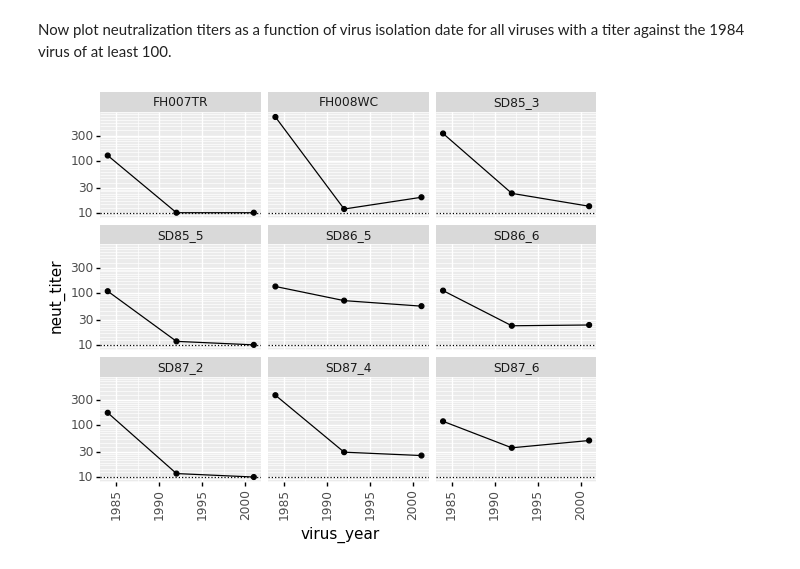
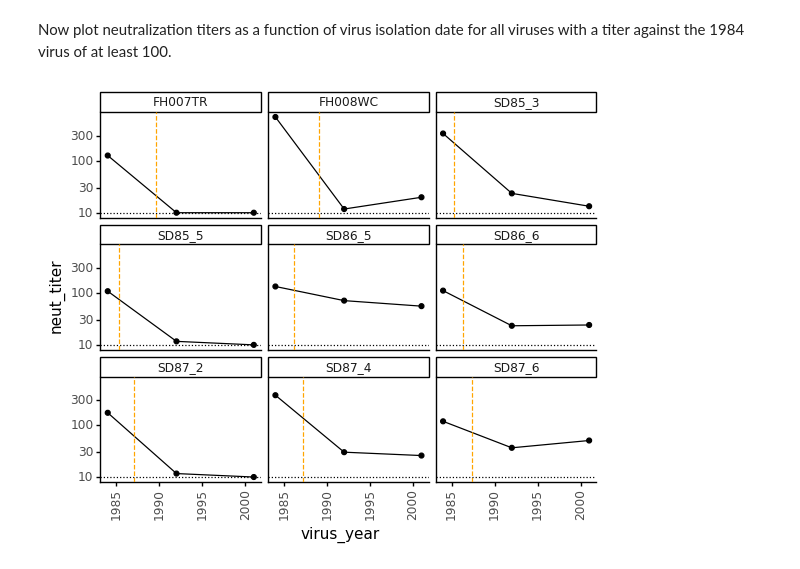
Before and after one commit to jbloomlab/CoV_229E_antigenic_drift, a Jupyter notebook: exptl_data/analyze_neut_data.ipynb, the cells around one changed output. Cells and saved outputs as stored; diff of their text form; code cells hidden in the pictures.

Commit message:
add serum info from Rachel

```diff
--- a/exptl_data/analyze_neut_data.ipynb
+++ b/exptl_data/analyze_neut_data.ipynb
@@ -28,6 +28,7 @@ Specify input / output files:
 # %%
 # input files
 fracinfect_file = 'results/fracinfect.csv'
+serum_info_file = 'serum_info.csv'
 
 # output files
 all_replicate_curves = 'results/all_neut_replicates.pdf'
@@ -46,6 +47,7 @@ fracinfect = pd.read_csv(fracinfect_file)
 #  - replicate_all_dates: number replicates sequentially across all dates
 fracinfect = (
     fracinfect
+    .query('serum != "Nothing"')
     .assign(replicate_with_date=lambda x: x['replicate'].astype(str) +
                                           ' (' + x['date'] + ')')
     .rename(columns={'replicate': 'replicate_on_date'})
@@ -83,0 +88,18 @@ Reading neutralization data from results/fracinfect.csv
+# %%
+serum_info = (
+    pd.read_csv(serum_info_file)
+    .assign(collection_date=lambda x: pd.to_datetime(x['collection_date']),
+            collection_year=lambda x: x['collection_date'].dt.year +
+                                      (x['collection_date'].dt.dayofyear - 1) / 365,
+            )
+    )
+
+assert len(serum_info) == serum_info['serum'].nunique()
+print(f"Read information for {len(serum_info)} sera")
+
+sera_lacking_info = set(fracinfect['serum']) - set(serum_info['serum'])
+if sera_lacking_info:
+    raise ValueError(f"lacking information for these sera: {sera_lacking_info}")
+
+# show first few lines of sera information data frame:
+display(HTML(serum_info.head().to_html(index=False)))
@@ -148,6 +178,8 @@ neut_titers = (
     .assign(is_upper_bound=lambda x: x['ic50_bound'].map({'lower': True,
                                                           'interpolated': False}))
     [['serum', 'virus', 'neut_titer', 'is_upper_bound']]
+    .merge(serum_info[['serum', 'collection_date', 'collection_year', 'age']],
+           how='left', validate='many_to_one', on='serum')
     )
 
 print(f"Writing neut titers to {all_neut_titers}; first few lines also printed below:")
@@ -202,19 +234,25 @@ The lower bound on measurable neutralization titers is 10.0
 # %% [markdown]
 Now plot neutralization titers as a function of virus isolation date for all viruses with a titer against the 1984 virus of at least 100.
 # %%
+df = annotated_neut_titers.query('titer_1984 > 100')
+
 p = (
-    ggplot(annotated_neut_titers
-           .query('titer_1984 > 100')
-           ) +
+    ggplot(df) +
     aes(x='virus_year', y='neut_titer') +
     geom_point() +
     geom_line() +
+    geom_vline(data=df,
+               mapping=aes(xintercept='collection_year'),
+               color='orange',
+               linetype='dashed',
+               ) +
     facet_wrap('~ serum') +
     scale_y_log10() +
+    theme_classic() +
     theme(axis_text_x=element_text(angle=90)) +
     geom_hline(yintercept=titer_lower_bound, linetype='dotted')
     )
 
 _ = p.draw()
 # %% [output]
-[figure, old version]
+[figure, new version]
```
Also changed, not shown: parts of 9 cells of this notebook, 11 other files.
